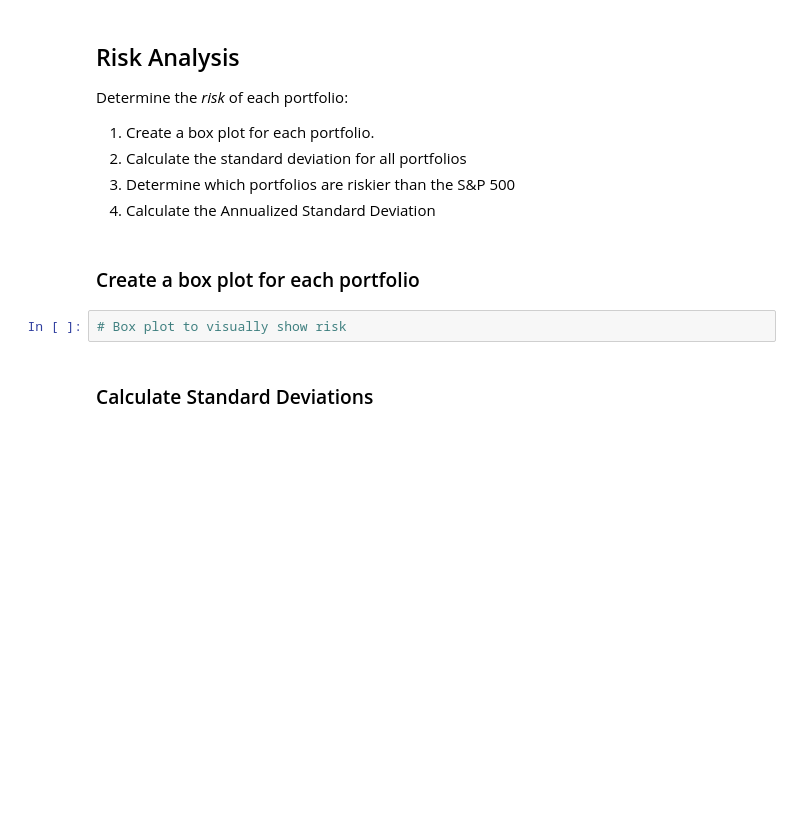
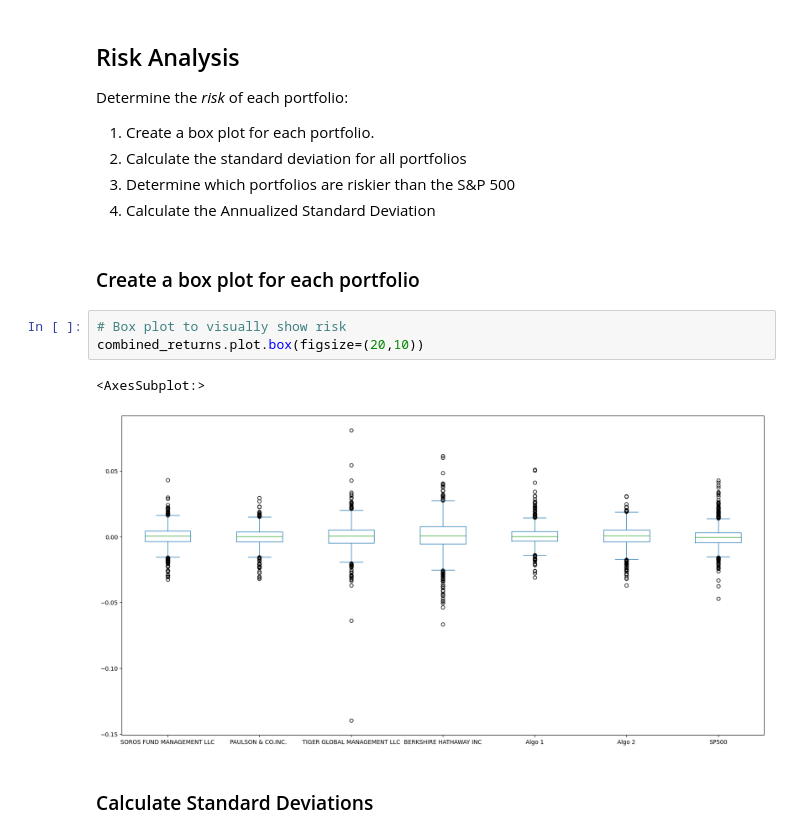
Before and after one commit to LeandroHugo/Analysis-Notebook-M4, a Jupyter notebook: whale_analysis.ipynb, the cells around one changed output. Cells and saved outputs as stored; diff of their text form; blank space fills up the shorter version.

```diff
--- a/whale_analysis.ipynb
+++ b/whale_analysis.ipynb
@@ -159,6 +214,10 @@ Determine the _risk_ of each portfolio:
 ### Create a box plot for each portfolio
 # %%
 # Box plot to visually show risk
+combined_returns.plot.box(figsize=(20,10))
+# %% [output]
+<AxesSubplot:>
+[figure, added]
 # %% [markdown]
 ### Calculate Standard Deviations
 # %%
```
Also changed, not shown: parts of 16 cells of this notebook.
